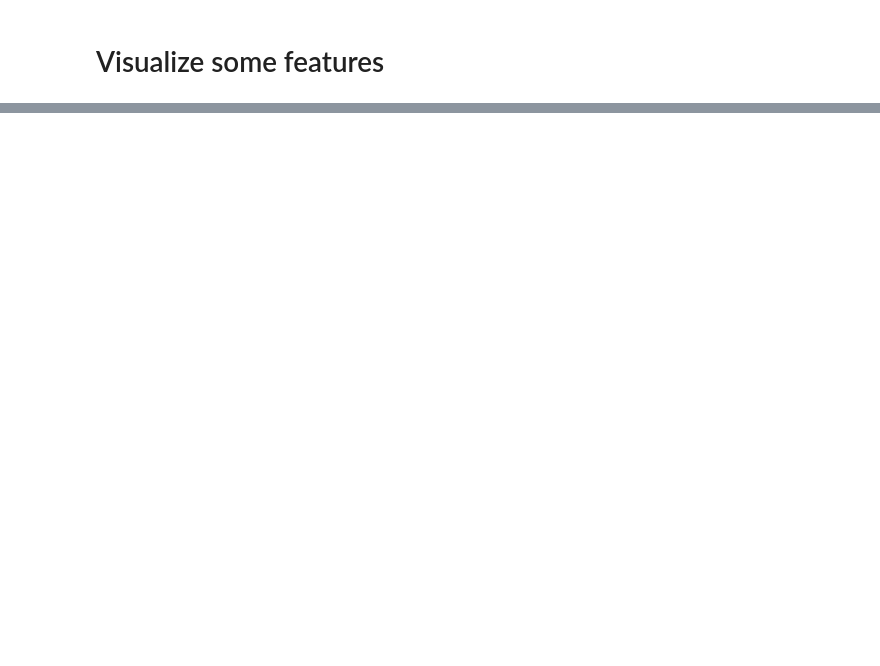
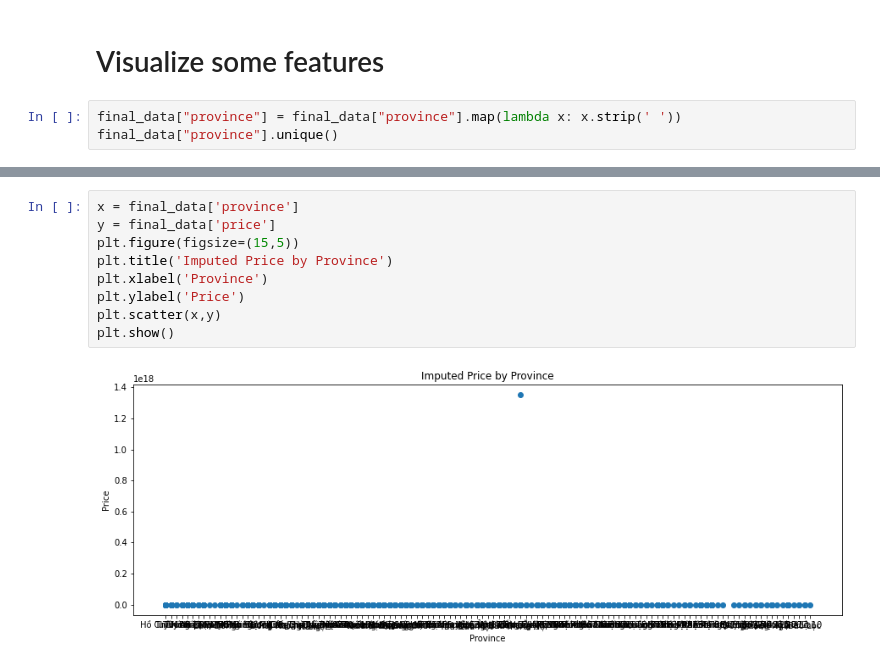
Before and after one commit to longpt233/real-estate-integration, a Jupyter notebook: prj-exam/eda-data/eda.ipynb, the cells around one changed output, grey strips where cells are left out. Saved outputs shown, nothing was run; the diff lists cells and outputs as text; blank space fills up the shorter version.

```diff
--- a/prj-exam/eda-data/eda.ipynb
+++ b/prj-exam/eda-data/eda.ipynb
@@ -174,2 +204,5 @@ na_percent
 # %% [markdown]
 # Visualize some features
+# %%
+final_data["province"] = final_data["province"].map(lambda x: x.strip(' '))
+final_data["province"].unique()
@@ -175,0 +227,11 @@ na_percent
+# %%
+x = final_data['province']
+y = final_data['price']
+plt.figure(figsize=(15,5))
+plt.title('Imputed Price by Province')
+plt.xlabel('Province')
+plt.ylabel('Price')
+plt.scatter(x,y)
+plt.show()
+# %% [output]
+[figure, added]
```
Also changed, not shown: parts of 9 cells of this notebook.
